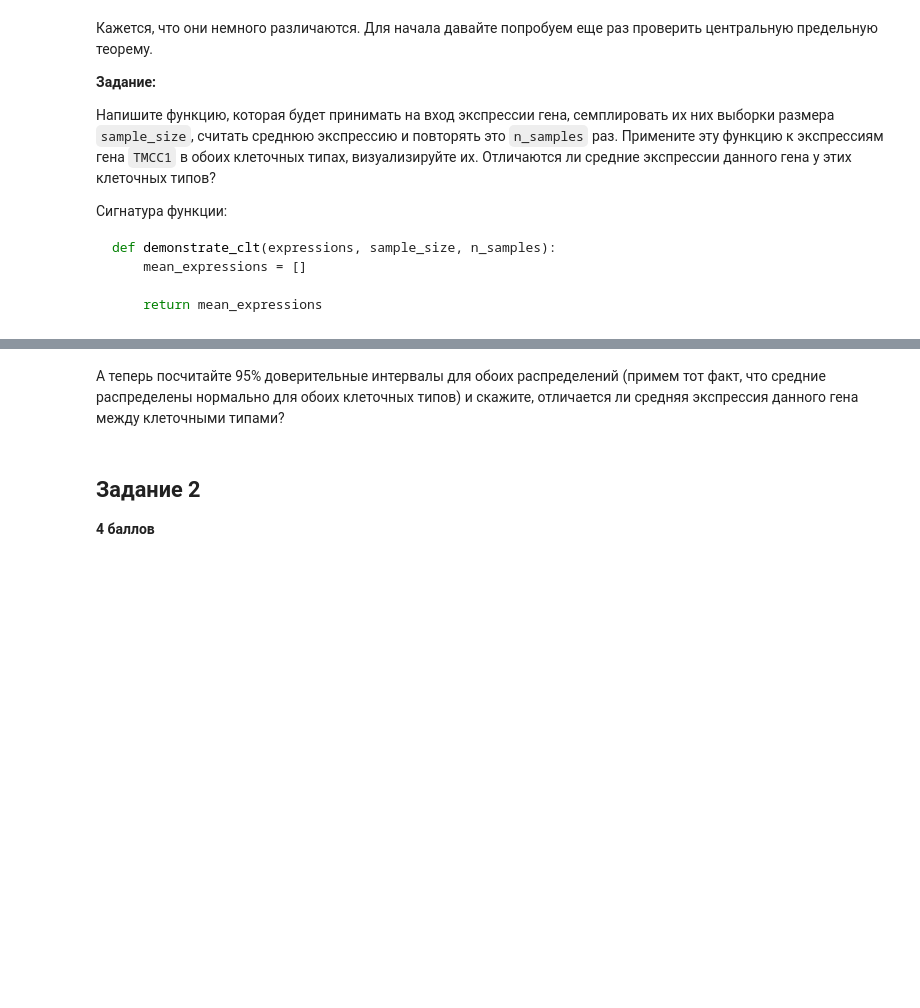
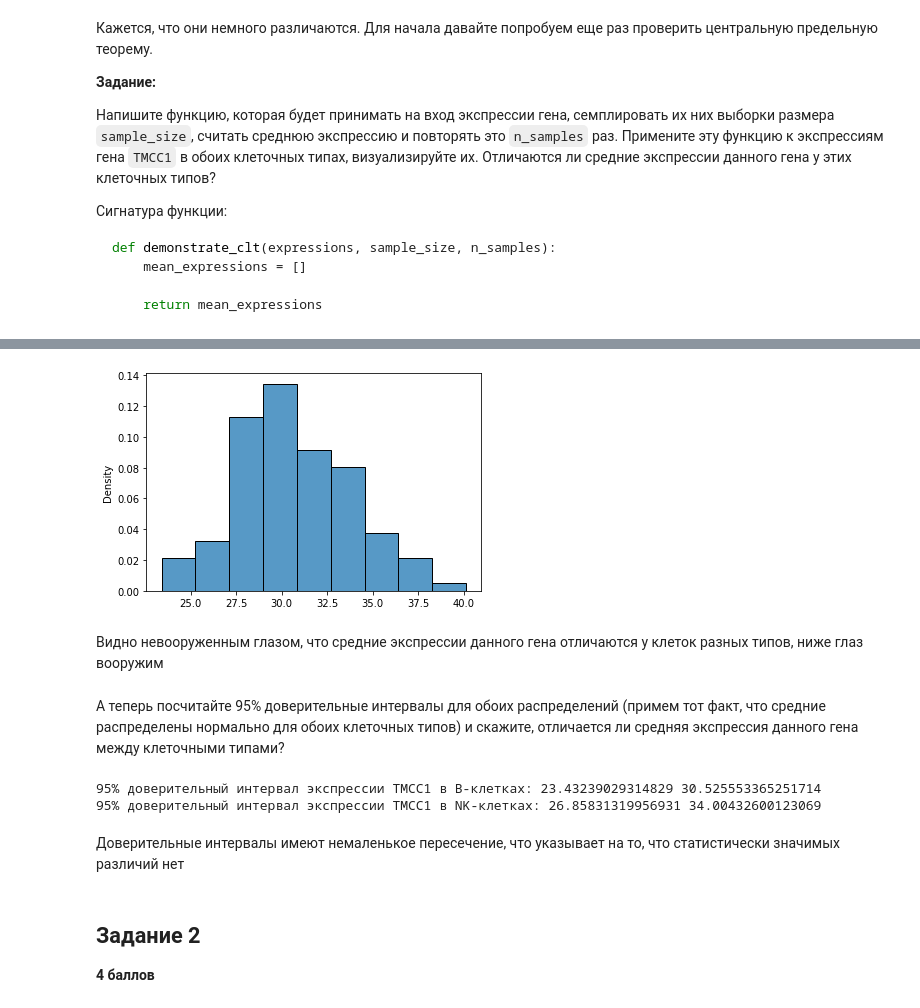
Before and after one commit to zmitsek/BioStat_2022, a Jupyter notebook: hw4-5/homework_lecture_5.ipynb, the cells around one changed output, grey strips where cells are left out. Cells and saved outputs as stored; diff of their text form; code cells hidden in the pictures; blank space fills up the shorter version.

```diff
--- a/hw4-5/homework_lecture_5.ipynb
+++ b/hw4-5/homework_lecture_5.ipynb
@@ -64,5 +85,33 @@ def demonstrate_clt(expressions, sample_size, n_samples):
+# %%
+sns.histplot(demonstrate_clt(nk_cells_expression_data["TMCC1"], 170, 100), stat="density");
+# %% [output]
+[figure, added]
+# %% [markdown]
+Видно невооруженным глазом, что средние экспрессии данного гена отличаются у клеток разных типов, ниже глаз вооружим
 # %% [markdown]
 А теперь посчитайте 95% доверительные интервалы для обоих распределений (примем тот факт, что средние распределены нормально для обоих клеточных типов) и скажите, отличается ли средняя экспрессия данного гена между клеточными типами?
+# %%
+mean_b = np.mean(b_cells_expression_data["TMCC1"])
+std_b = np.std(b_cells_expression_data["TMCC1"])
+se_b = std_b / np.sqrt(b_cells_expression_data["TMCC1"].count())
+left_b_b = mean_b - 1.96 * se_b
+right_b_b = mean_b + 1.96 * se_b
+
+
+mean_nk = np.mean(nk_cells_expression_data["TMCC1"])
+std_nk = np.std(nk_cells_expression_data["TMCC1"])
+se_nk = std_nk / np.sqrt(nk_cells_expression_data["TMCC1"].count())
+left_b_nk = mean_nk - 1.96 * se_nk
+right_b_nk = mean_nk + 1.96 * se_nk
+
+
+print('95% доверительный интервал экспрессии TMCC1 в В-клетках:', left_b_b,right_b_b)
+print('95% доверительный интервал экспрессии TMCC1 в NK-клетках:', left_b_nk,right_b_nk)
+# %% [output]
+95% доверительный интервал экспрессии TMCC1 в В-клетках: 23.43239029314829 30.525553365251714
+95% доверительный интервал экспрессии TMCC1 в NK-клетках: 26.85831319956931 34.00432600123069
+# %% [markdown]
+Доверительные интервалы имеют немаленькое пересечение, что указывает на то, что статистически значимых различий нет
 # %% [markdown]
 ## Задание 2
 
```
Also changed, not shown: parts of 15 cells of this notebook.
